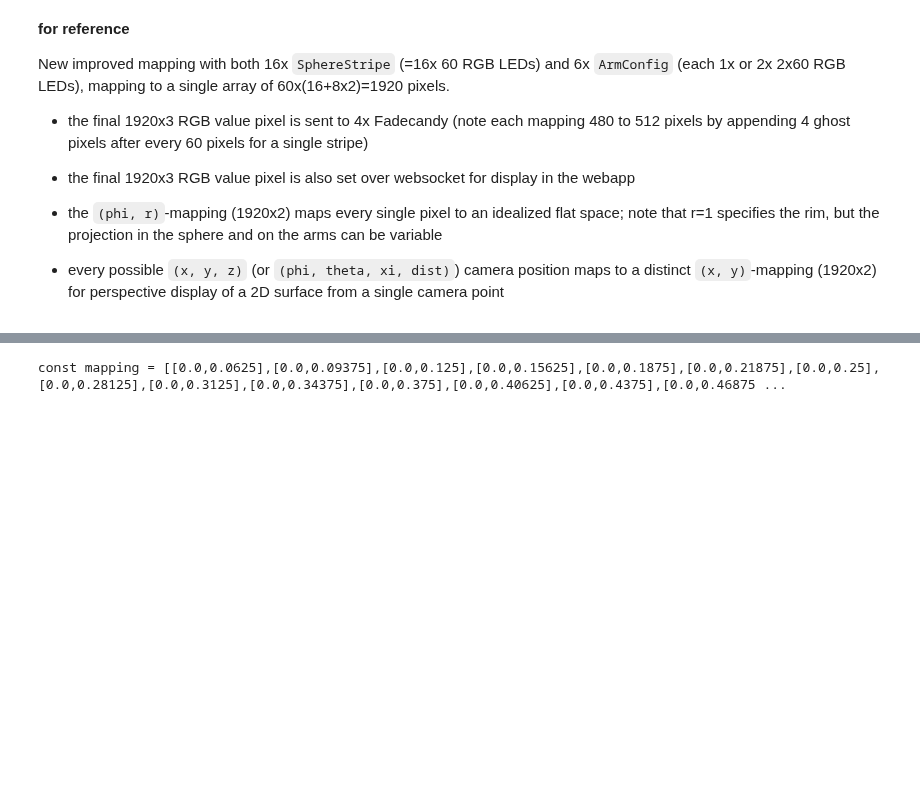
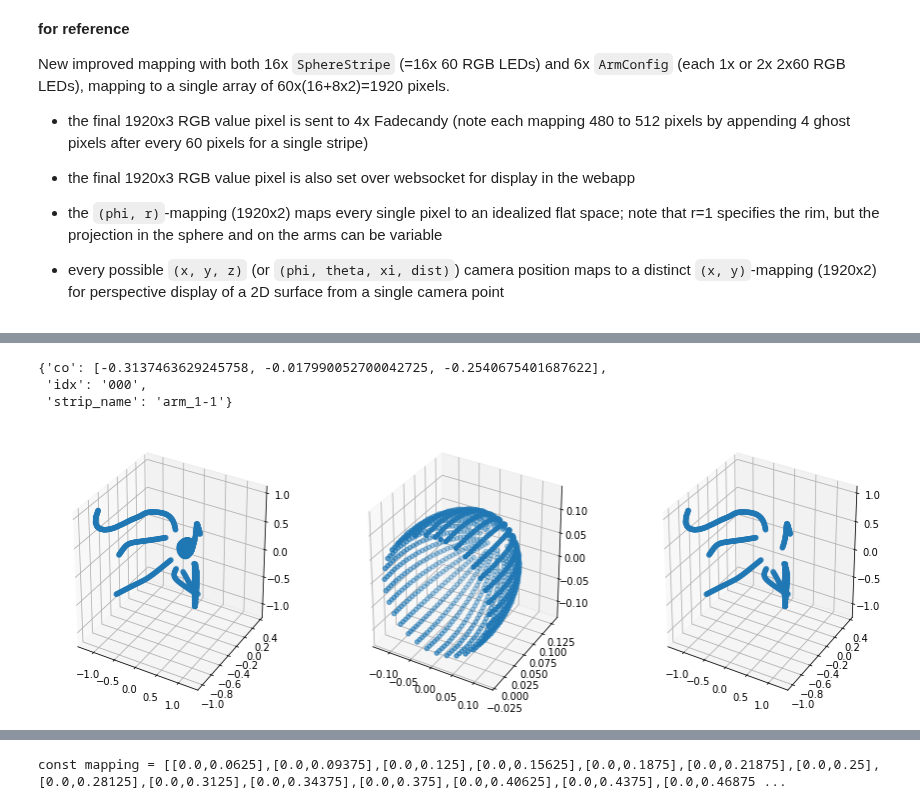
Before and after one commit to nuru-nu/moyo, a Jupyter notebook: notebooks/mapping2.ipynb, the cells around one changed output, grey strips where cells are left out. Cells and saved outputs as stored; diff of their text form; code cells hidden in the pictures; blank space fills up the shorter version.

Commit message:
Adds animations.xyz_mapping

```diff
--- a/notebooks/mapping2.ipynb
+++ b/notebooks/mapping2.ipynb
@@ -46,0 +57,18 @@ def show(im):
+# %%
+# this file can be generated in Blender with export_kinect_mapping.py
+kinect_mapping = json.load(open('../blender/data/kinect_mapping.json'))
+kinect_mapping[0]
+# %% [output]
+{'co': [-0.3137463629245758, -0.017990052700042725, -0.2540675401687622],
+ 'idx': '000',
+ 'strip_name': 'arm_1-1'}
+# %%
+xyz_mapping = mapping.generate_xyz_mapping(kinect_mapping, settings.arm_mapping)
+# %%
+fig = plt.figure(figsize=(15, 5))
+fig.add_subplot(131, projection='3d').scatter(*xyz_mapping.T)
+fig.add_subplot(132, projection='3d').scatter(*xyz_mapping[:960].T)
+fig.add_subplot(133, projection='3d').scatter(*xyz_mapping[960:].T)
+None
+# %% [output]
+[figure, added]
```
Also changed, not shown: parts of 4 cells of this notebook, 7 other files.
